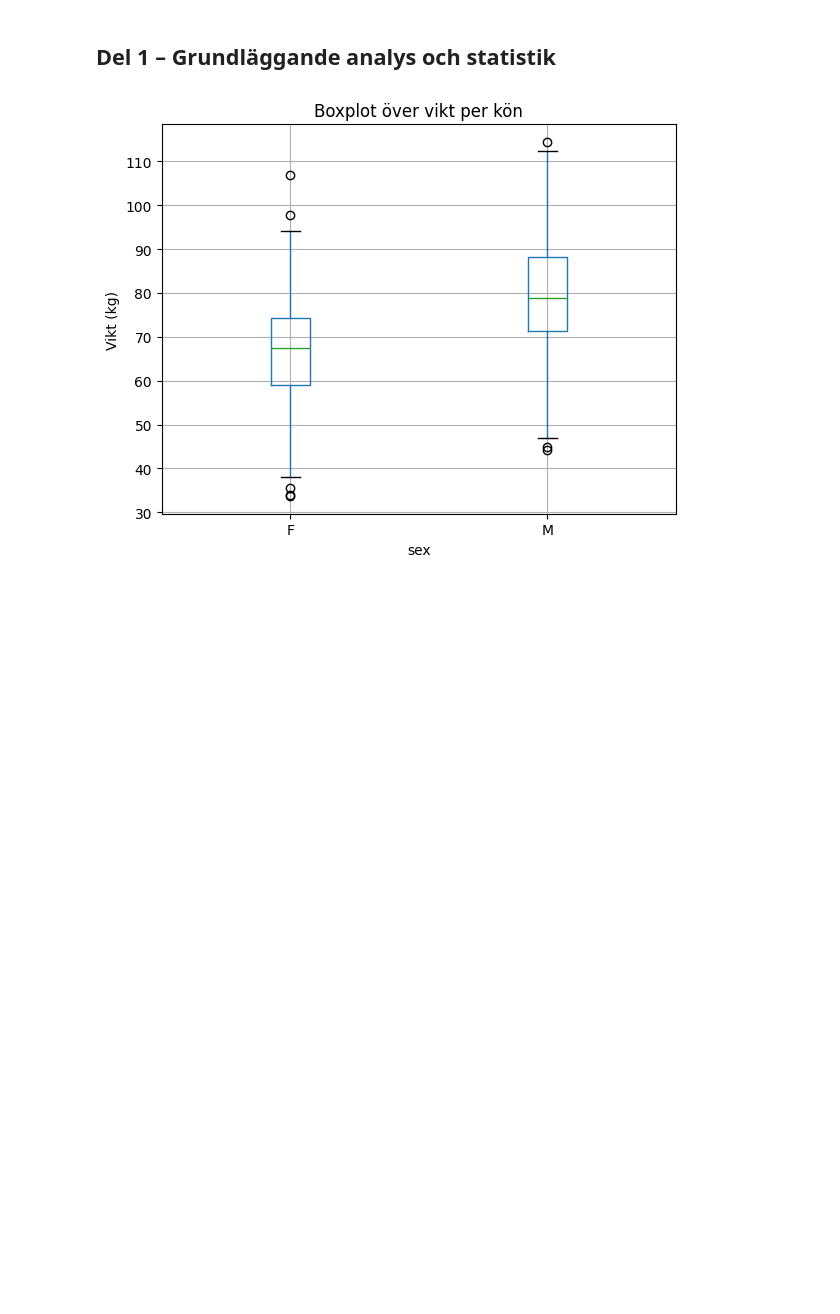
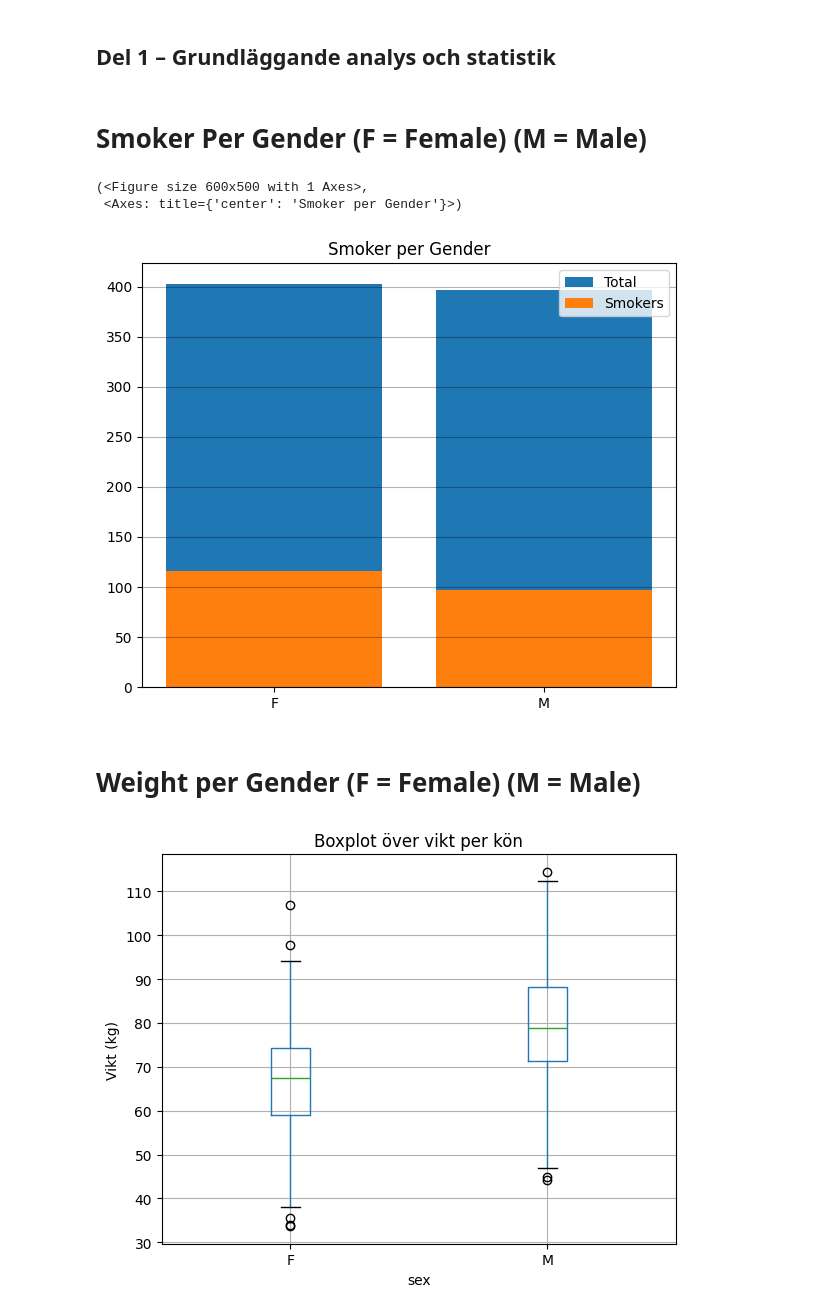
Before and after one commit to MarcusMorlock/health-individual-inlamning, a Jupyter notebook: report.ipynb, the cells around one changed output. Cells and saved outputs as stored; diff of their text form; code cells hidden in the pictures; blank space fills up the shorter version.

```diff
--- a/report.ipynb
+++ b/report.ipynb
@@ -22,10 +22,16 @@ smokers = analyser.smoker_per_gender()
 smokers
 # %%
 fig, ax = plt.subplots(figsize=(6,5))
+# %% [markdown]
+# Smoker Per Gender (F = Female) (M = Male)
 # %%
-smokers_viz = analyser.viz_smoker_per_gender()
-
-smokers_viz
+analyser.viz_smoker_per_gender()
+# %% [output]
+(<Figure size 600x500 with 1 Axes>,
+ <Axes: title={'center': 'Smoker per Gender'}>)
+[figure, added]
+# %% [markdown]
+# Weight per Gender (F = Female) (M = Male)
 # %%
 analyser.viz_weight_per_gender()
 # %% [output]
```
Also changed, not shown: parts of 1 cell of this notebook, 2 other files.
